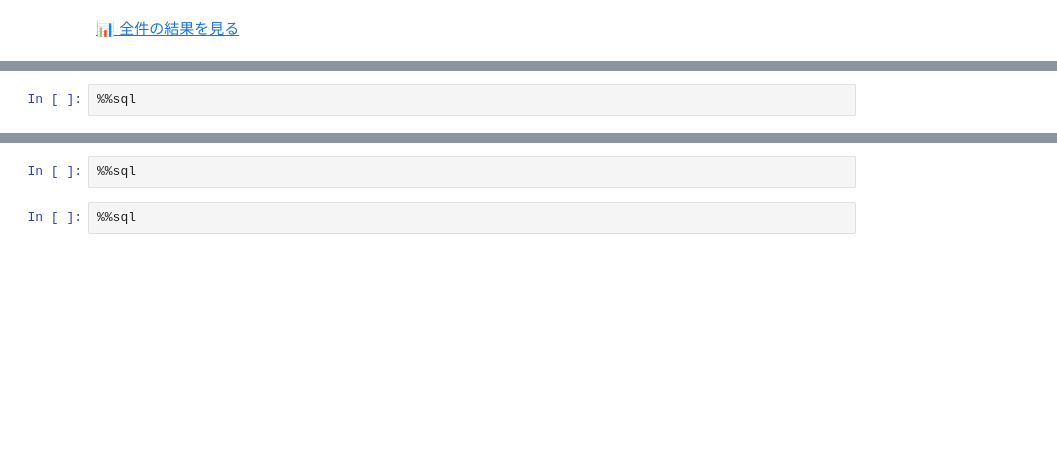
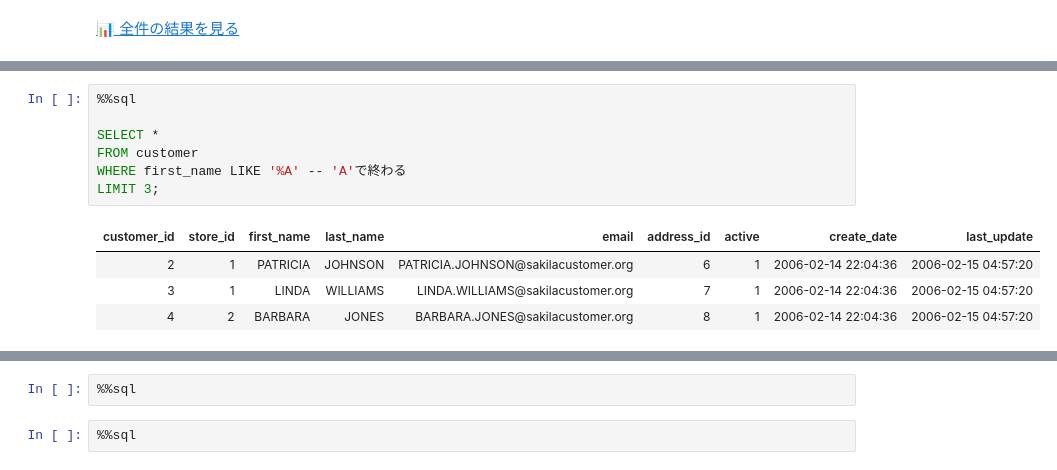
Before and after one commit to KaiLynn99/python_alone, a Jupyter notebook: 2026 7月/7.13 (17日目)/6-2) SELECT文 (WHERE句).ipynb, the cells around one changed output, grey strips where cells are left out. Cells and saved outputs as stored; diff of their text form; blank space fills up the shorter version.

```diff
--- a/2026 7月/7.13 (17日目)/6-2) SELECT文 (WHERE句).ipynb
+++ b/2026 7月/7.13 (17日目)/6-2) SELECT文 (WHERE句).ipynb
@@ -128,4 +213,14 @@ WindowsPath('C:/Users/82103/OneDrive/바탕 화면/python_alone(K-move)/sql_stud
 # %%
 %%sql
+
+SELECT *
+FROM customer
+WHERE first_name LIKE '%A' -- 'A'で終わる
+LIMIT 3;
+# %% [output]
+| customer_id | store_id | first_name | last_name | email | address_id | active | create_date | last_update |
+| 2 | 1 | PATRICIA | JOHNSON | PATRICIA.JOHNSON@sakilacustomer.org | 6 | 1 | 2006-02-14 22:04:36 | 2006-02-15 04:57:20 |
+| 3 | 1 | LINDA | WILLIAMS | LINDA.WILLIAMS@sakilacustomer.org | 7 | 1 | 2006-02-14 22:04:36 | 2006-02-15 04:57:20 |
+| 4 | 2 | BARBARA | JONES | BARBARA.JONES@sakilacustomer.org | 8 | 1 | 2006-02-14 22:04:36 | 2006-02-15 04:57:20 |
 # %%
 %%sql
```
Also changed, not shown: parts of 26 cells of this notebook, 1 other file.
